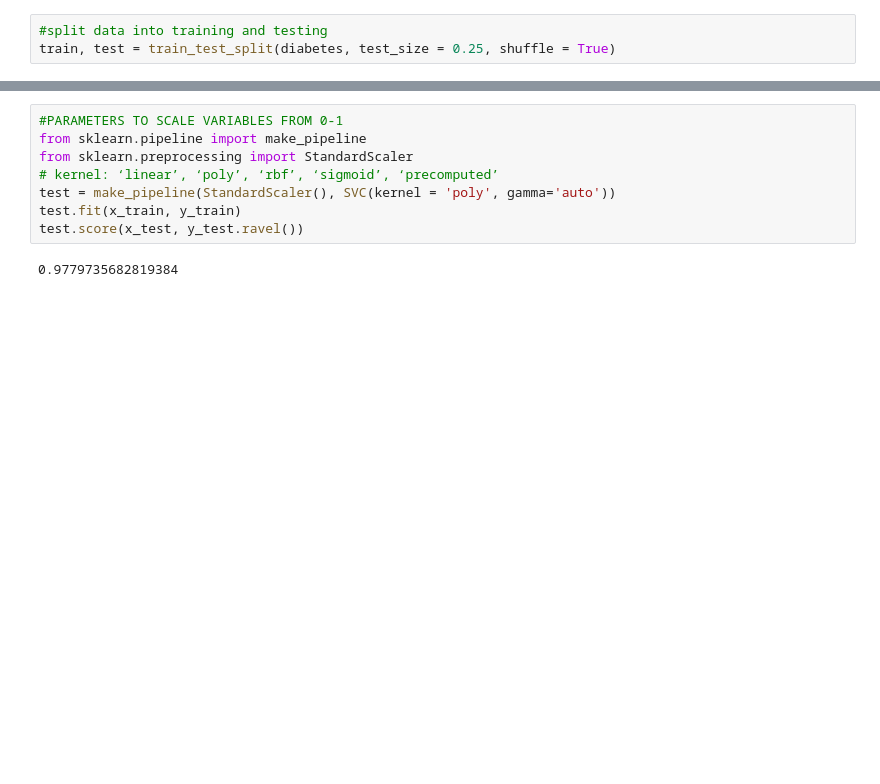
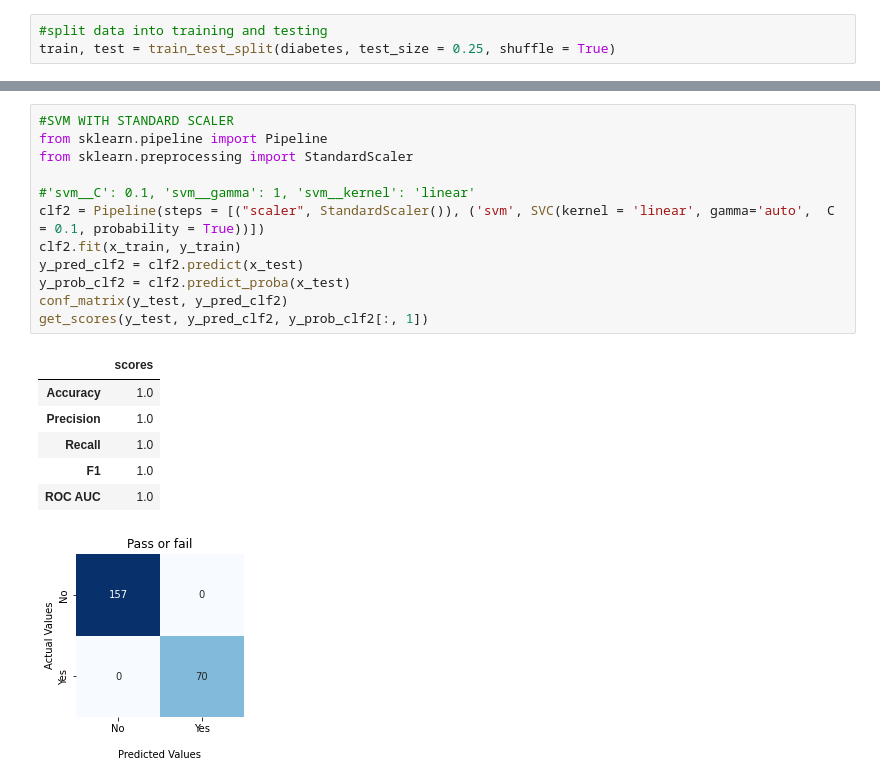
Before and after one commit to wxuan309/SC22-BatchA-elastic-searchers, a Jupyter notebook: ds-project/main.ipynb, the cells around one changed output, grey strips where cells are left out. Saved outputs shown, nothing was run; the diff lists cells and outputs as text; blank space fills up the shorter version.

```diff
--- a/ds-project/main.ipynb
+++ b/ds-project/main.ipynb
@@ -302,10 +326,20 @@ Accuracy: 92.07048458149781%
-# %%
-#PARAMETERS TO SCALE VARIABLES FROM 0-1
-from sklearn.pipeline import make_pipeline
-from sklearn.preprocessing import StandardScaler
-# kernel: ‘linear’, ‘poly’, ‘rbf’, ‘sigmoid’, ‘precomputed’
-test = make_pipeline(StandardScaler(), SVC(kernel = 'poly', gamma='auto'))
-test.fit(x_train, y_train)
-test.score(x_test, y_test.ravel())
-# %% [output]
-0.9779735682819384
+# %%
+#SVM WITH STANDARD SCALER
+from sklearn.pipeline import Pipeline
+from sklearn.preprocessing import StandardScaler
+
+#'svm__C': 0.1, 'svm__gamma': 1, 'svm__kernel': 'linear'
+clf2 = Pipeline(steps = [("scaler", StandardScaler()), ('svm', SVC(kernel = 'linear', gamma='auto',  C = 0.1, probability = True))])
+clf2.fit(x_train, y_train)
+y_pred_clf2 = clf2.predict(x_test)
+y_prob_clf2 = clf2.predict_proba(x_test)
+conf_matrix(y_test, y_pred_clf2)
+get_scores(y_test, y_pred_clf2, y_prob_clf2[:, 1])
+# %% [output]
+|  | scores |
+| Accuracy | 1.0 |
+| Precision | 1.0 |
+| Recall | 1.0 |
+| F1 | 1.0 |
+| ROC AUC | 1.0 |
+[figure, added]
```
Also changed, not shown: parts of 35 cells of this notebook, 6 other files.
